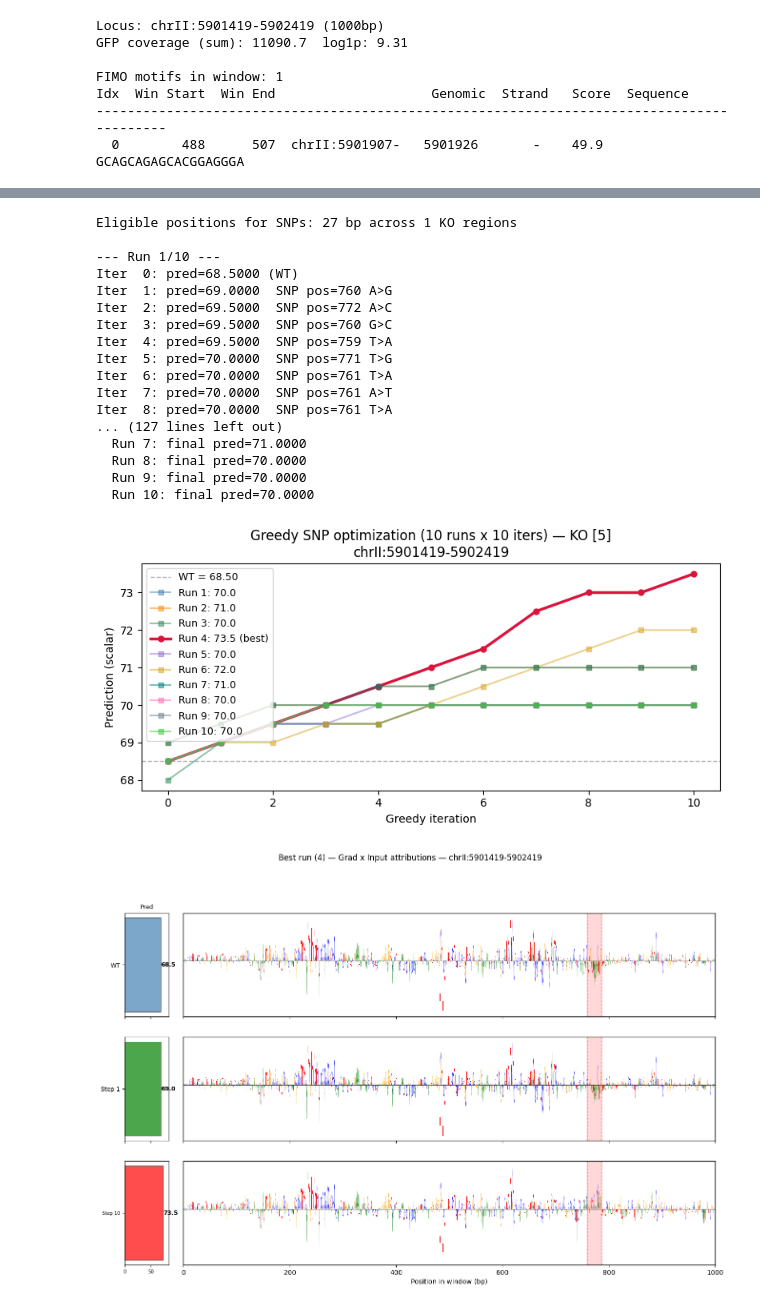
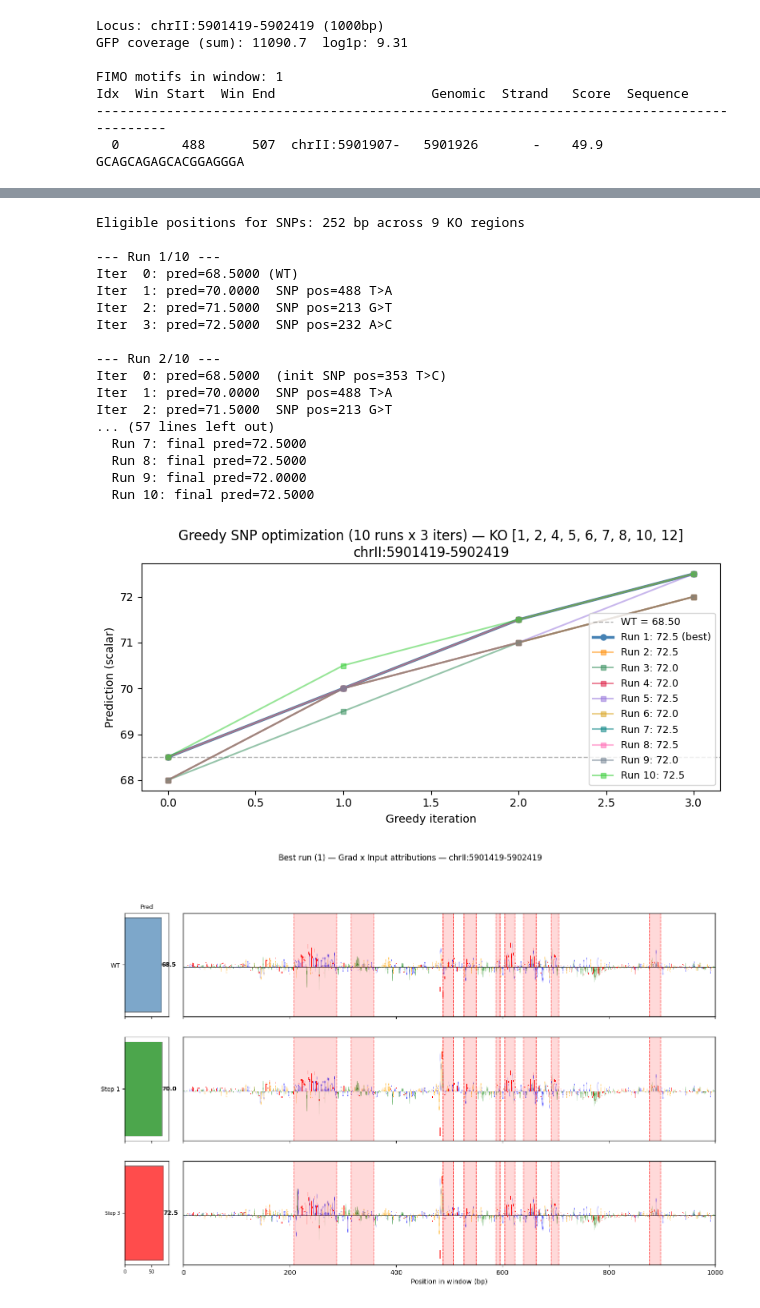
Before and after one commit to pabmantilla/Worm_ChIP_AGFT, a Jupyter notebook: virtual_experiments/virtual_ko.ipynb, the cells around one changed output, grey strips where cells are left out. Drawn from its saved outputs; the diff is of its cells as text; code cells hidden in the pictures.

```diff
--- a/virtual_experiments/virtual_ko.ipynb
+++ b/virtual_experiments/virtual_ko.ipynb
@@ -417,7 +418,7 @@ for i, a in enumerate(all_annotations):
     print(f"  {i}: {a['win_start']}-{a['win_end']} ({a['win_end']-a['win_start']}bp) [{a['source']}] seq={seq_str[a['win_start']:a['win_end']]}")
 
 # --- Select which annotations to KO ---
-motif_ko = [5]           # indices into all_annotations (edit this)
+motif_ko = [1, 2, 4,5,6,7,8,10,12]           # indices into all_annotations (edit this)
 N_REPLICATES = 100
 
 # Validate
@@ -603,6 +604,6 @@ plt.show()
 # %%
 # ---- Greedy SNP search within KO motif regions (3 runs x 10 iters) ----
-N_ITER = 10
+N_ITER = 3
 N_RUNS = 10
 
 bases = [0, 1, 2, 3]  # A, C, G, T
@@ -685,23 +686,23 @@ for i, r in enumerate(all_runs):
     marker = " <-- BEST" if i == best_run_idx else ""
     print(f"  Run {i+1}: final pred={r['final_pred']:.4f}{marker}")
 # %% [output]
-Eligible positions for SNPs: 27 bp across 1 KO regions
+Eligible positions for SNPs: 252 bp across 9 KO regions
 
 --- Run 1/10 ---
 Iter  0: pred=68.5000 (WT)
-Iter  1: pred=69.0000  SNP pos=760 A>G
-Iter  2: pred=69.5000  SNP pos=772 A>C
-Iter  3: pred=69.5000  SNP pos=760 G>C
-Iter  4: pred=69.5000  SNP pos=759 T>A
-Iter  5: pred=70.0000  SNP pos=771 T>G
-Iter  6: pred=70.0000  SNP pos=761 T>A
-Iter  7: pred=70.0000  SNP pos=761 A>T
-Iter  8: pred=70.0000  SNP pos=761 T>A
-... (127 lines left out)
-  Run 7: final pred=71.0000
-  Run 8: final pred=70.0000
-  Run 9: final pred=70.0000
-  Run 10: final pred=70.0000
+Iter  1: pred=70.0000  SNP pos=488 T>A
+Iter  2: pred=71.5000  SNP pos=213 G>T
+Iter  3: pred=72.5000  SNP pos=232 A>C
+
+--- Run 2/10 ---
+Iter  0: pred=68.5000  (init SNP pos=353 T>C)
+Iter  1: pred=70.0000  SNP pos=488 T>A
+Iter  2: pred=71.5000  SNP pos=213 G>T
+... (57 lines left out)
+  Run 7: final pred=72.5000
+  Run 8: final pred=72.5000
+  Run 9: final pred=72.0000
+  Run 10: final pred=72.5000
 # %%
 %matplotlib inline
 import matplotlib.pyplot as plt
@@ -742,7 +743,7 @@ best_preds = [h["pred"] for h in best["history"]]
 
 greedy_sequences = {
     f"WT (pred={pred_wt:.1f})": jnp.array(np.array(seq_wt[0])[None, :, :]),
-    f"Step 1 (pred={best_preds[1]:.1f})": jnp.array(best["seq_step1"][None, :, :]),
+    f"Step 1 (pred={best_preds[0]:.1f})": jnp.array(best["seq_step1"][None, :, :]),
     f"Step {N_ITER} (pred={best_preds[-1]:.1f})": jnp.array(best["seq_final"][None, :, :]),
 }
 
@@ -788,32 +789,32 @@ for row, (label, seq_input) in enumerate(greedy_sequences.items()):
     if row < n_rows - 1:
         ax_bar.set_xticklabels([])
     else:
         ax_bar.tick_params(labelsize=7)
 
     # --- Right: attribution seq logo (normalized y-axis) ---
     ax_logo = fig.add_subplot(gs[row, 1])
     logo_df = pd.DataFrame(greedy_attr_data[label], columns=["A", "C", "G", "T"])
     logomaker.Logo(logo_df, ax=ax_logo, color_scheme="classic", show_spines=True, baseline_width=0.5)
     ax_logo.set_xlim(0, WINDOW_SIZE)
     ax_logo.set_ylim(g_ymin, g_ymax)
     ax_logo.set_yticks([])
 
     # Highlight KO regions
     for idx in motif_ko:
         s, e = all_annotations[idx]["win_start"], all_annotations[idx]["win_end"]
         ax_logo.axvspan(s, e, color="red", alpha=0.15)
         ax_logo.axvline(s, color="red", lw=1, ls="--", alpha=0.6)
         ax_logo.axvline(e, color="red", lw=1, ls="--", alpha=0.6)
 
     if row < n_rows - 1:
         ax_logo.set_xticklabels([])
     else:
         ax_logo.set_xlabel("Position in window (bp)")
 
 plt.suptitle(f"Best run ({best_run_idx + 1}) — Grad x Input attributions — {chrom}:{ws}-{we}", fontsize=12, y=1.01)
 plt.tight_layout()
 # fig.savefig("greedy_snp_attributions.png", dpi=150, bbox_inches="tight")
 plt.show()
 # %% [output]
-[figure, old version]
+[figure, new version]
-[figure, old version]
+[figure, new version]
```
Also changed, not shown: parts of 7 cells of this notebook.
